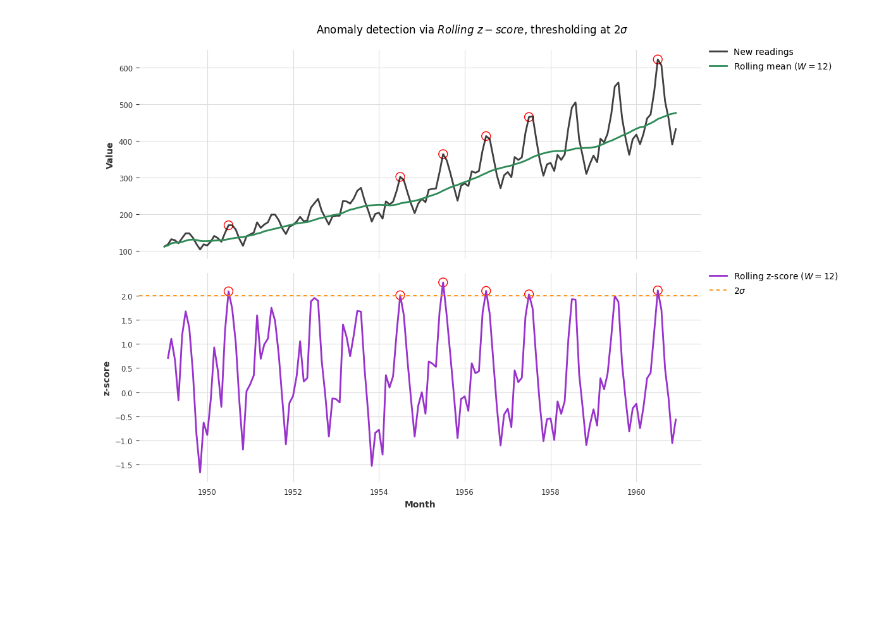
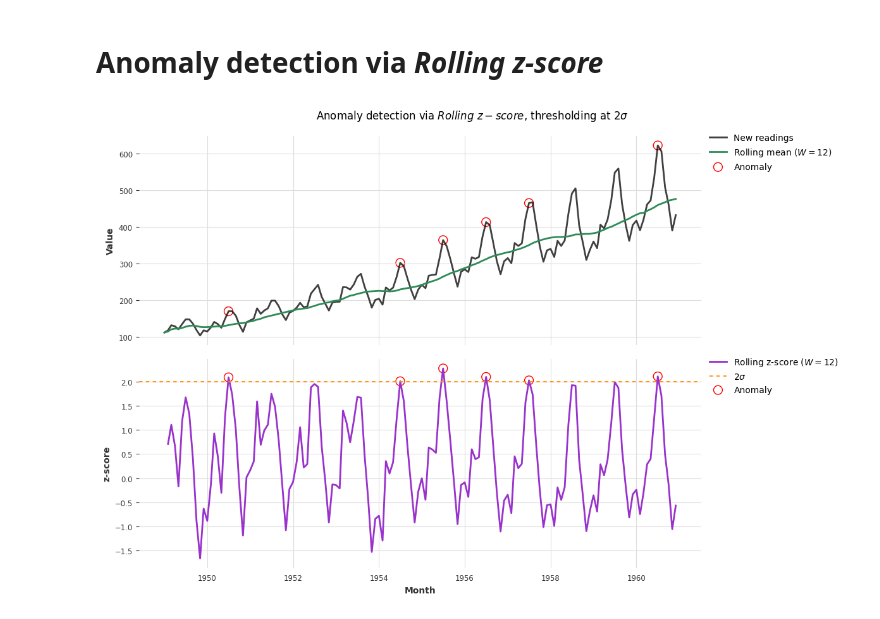
Before and after one commit to matthew-balogh/stream-mining, a Jupyter notebook: time-series/rolling_z_score.ipynb, the cells around one changed output. Cells and saved outputs as stored; diff of their text form; code cells hidden in the pictures; blank space fills up the shorter version.

```diff
--- a/time-series/rolling_z_score.ipynb
+++ b/time-series/rolling_z_score.ipynb
@@ -1,3 +1,5 @@
+# %% [markdown]
+# Anomaly detection via *Rolling z-score*
 # %%
 import pandas as pd
 import numpy as np
@@ -41,25 +43,25 @@ idx_anomalies = np.argwhere(y_hat > 0).squeeze()
 # %%
 fig, (ax0, ax1) = plt.subplots(2, 1, figsize=(12, 8), sharex=True)
 plt.suptitle(f"Anomaly detection via $Rolling \ z-score$, thresholding at {THRESHOLD}$\sigma$")
 
 ax = ax0
 series.plot(label="New readings", color="black", alpha=.75, ax=ax)
 series_wndw_mean.plot(label=f"Rolling mean ($W={W}$)", color="seagreen", ax=ax)
-ax.scatter(series.time_index[idx_anomalies], series.values()[idx_anomalies], color="none", edgecolor="red", s=100)
+ax.scatter(series.time_index[idx_anomalies], series.values()[idx_anomalies], color="none", edgecolor="red", s=100, label="Anomaly")
 
 ax.set_xlabel(None)
 ax.set_ylabel("Value")
 ax.legend(bbox_to_anchor=(1, 1.05))
 
 ax=ax1
 series_wndw_zscore.plot(ax=ax, color="darkorchid", label=f"Rolling z-score ($W={W}$)")
 ax.axhline(THRESHOLD, linestyle=(0, (3, 3)), color="darkorange", label=f"{THRESHOLD}$\sigma$")
-ax.scatter(series_wndw_zscore.time_index[idx_anomalies], series_wndw_zscore.values()[idx_anomalies], color="none", edgecolor="red", s=100)
+ax.scatter(series_wndw_zscore.time_index[idx_anomalies], series_wndw_zscore.values()[idx_anomalies], color="none", edgecolor="red", s=100, label="Anomaly")
 
 ax.set_ylabel("z-score")
 ax.legend(bbox_to_anchor=(1, 1.05))
 
 plt.tight_layout()
 plt.show()
 # %% [output]
-[figure, old version]
+[figure, new version]
```
Also changed, not shown: 1 other file.
